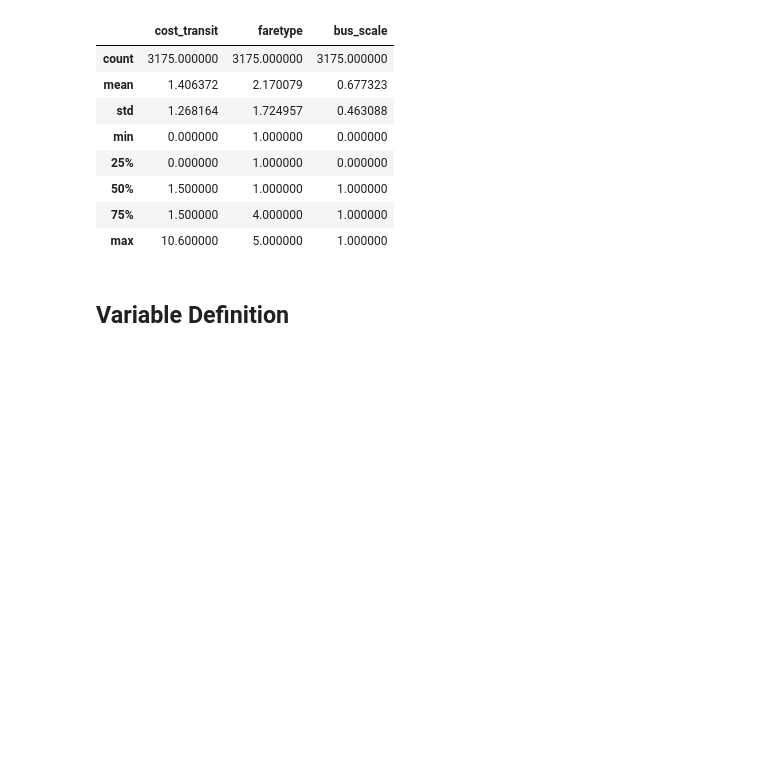
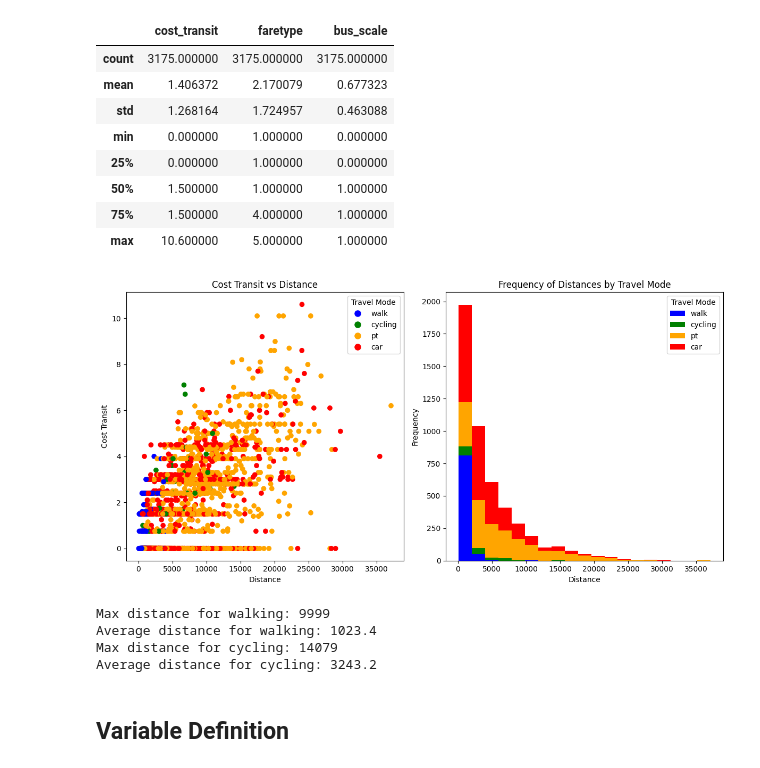
Before and after one commit to jayati-17/Discrete_choice_modelling, a Jupyter notebook: nb.ipynb, the cells around one changed output. Cells and saved outputs as stored; diff of their text form; code cells hidden in the pictures; blank space fills up the shorter version.

Commit message:
added some plots

```diff
--- a/nb.ipynb
+++ b/nb.ipynb
@@ -79,6 +79,65 @@ nonpt_data[['cost_transit', 'faretype', 'bus_scale']].describe()
 | 50% | 1.500000 | 1.000000 | 1.000000 |
 | 75% | 1.500000 | 4.000000 | 1.000000 |
 | max | 10.600000 | 5.000000 | 1.000000 |
+# %%
+distance = data_filtered['distance']
+cost_transit = data_filtered['cost_transit']
+choice = data_filtered['travel_mode']
+choices = ['walk', 'cycling', 'pt', 'car']
+
+import matplotlib.pyplot as plt
+import numpy as np
+
+# Define colors for each choice (1, 2, 3, 4)
+color_map = {1: 'blue', 2: 'green', 3: 'orange', 4: 'red'}
+labels = {1: 'walk', 2: 'cycling', 3: 'pt', 4: 'car'}
+
+# Separate distances by travel mode
+distance_by_mode = {mode: distance[choice == mode] for mode in color_map}
+
+fig, axes = plt.subplots(1, 2, figsize=(12, 6))
+
+# Scatter plot with color based on choice
+colors = [color_map[c] for c in choice]
+axes[0].scatter(distance, cost_transit, c=colors)
+axes[0].set_title("Cost Transit vs Distance")
+axes[0].set_xlabel("Distance")
+axes[0].set_ylabel("Cost Transit")
+
+# Create custom legend
+legend_elements = [plt.Line2D([0], [0], marker='o', color='w', markerfacecolor=color_map[i], markersize=10, label=labels[i]) for i in color_map]
+axes[0].legend(handles=legend_elements, title="Travel Mode")
+
+# Stacked histogram for travel modes
+bins = np.linspace(min(distance), max(distance), 20)
+hist_data = [distance_by_mode[mode] for mode in color_map]
+axes[1].hist(hist_data, bins=bins, stacked=True, color=[color_map[i] for i in color_map], label=[labels[i] for i in color_map])
+
+axes[1].set_xlabel("Distance")
+axes[1].set_ylabel("Frequency")
+axes[1].set_title("Frequency of Distances by Travel Mode")
+axes[1].legend(title="Travel Mode")
+
+plt.tight_layout()
+plt.show()
+# %% [output]
+[figure, added]
+# %%
+walk_max_distance = distance[choice == 1].max()
+walk_avg_distance = distance[choice == 1].mean()
+cycling_max_distance = distance[choice == 2].max()
+cycling_avg_distance = distance[choice == 2].mean()
+
+
+print(f"Max distance for walking: {walk_max_distance}")
+print(f"Average distance for walking: {walk_avg_distance:.1f}")
+print(f"Max distance for cycling: {cycling_max_distance}")
+print(f"Average distance for cycling: {cycling_avg_distance:.1f}")
+# %% [output]
+Max distance for walking: 9999
+Average distance for walking: 1023.4
+Max distance for cycling: 14079
+Average distance for cycling: 3243.2
 # %% [markdown]
 ## Variable Definition
 # %%
```
